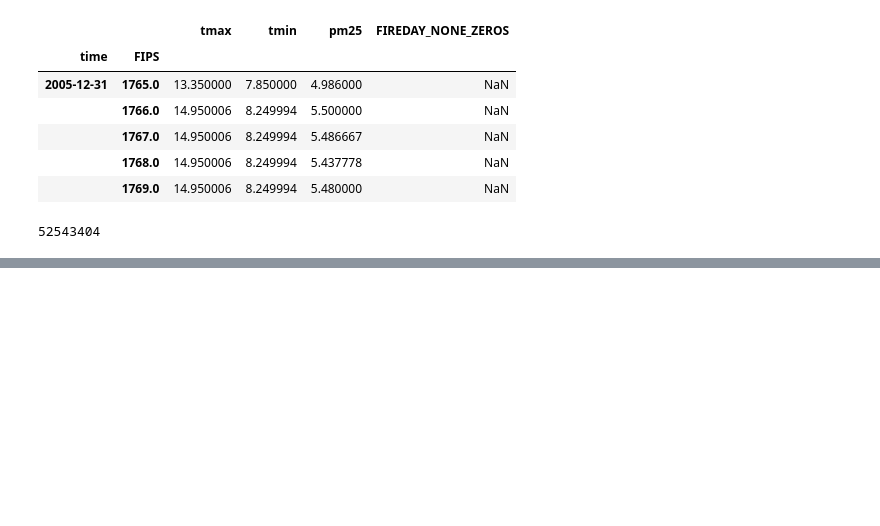
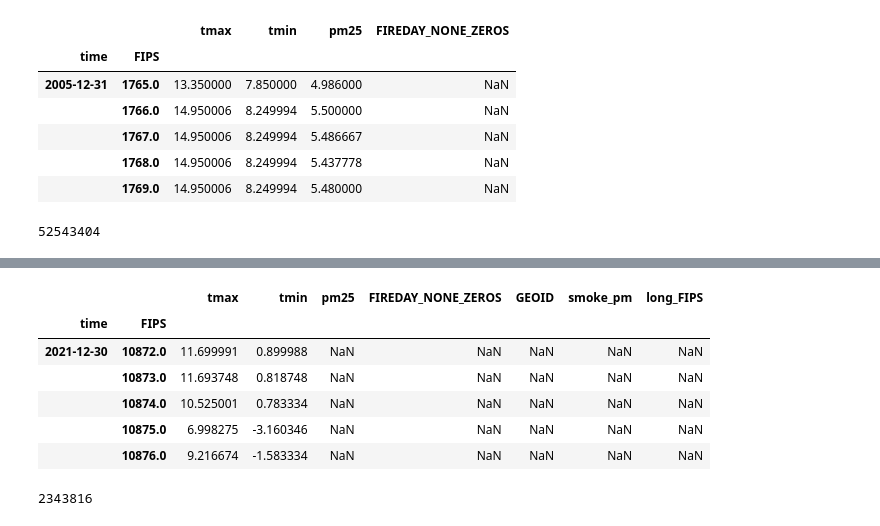
Before and after one commit to NSAPH-Projects/concurrence-climate-hazards, a Jupyter notebook: merge_data.ipynb, the cells around one changed output, grey strips where cells are left out. Cells and saved outputs as stored; diff of their text form; code cells hidden in the pictures; blank space fills up the shorter version.

```diff
--- a/merge_data.ipynb
+++ b/merge_data.ipynb
@@ -306,0 +364,10 @@ merged = df.join(smoke_df)
+# %%
+merged.tail()
+# %% [output]
+|  |  | tmax | tmin | pm25 | FIREDAY_NONE_ZEROS | GEOID | smoke_pm | long_FIPS |
+| time | FIPS |  |  |  |  |  |  |  |
+| 2021-12-30 | 10872.0 | 11.699991 | 0.899988 | NaN | NaN | NaN | NaN | NaN |
+|  | 10873.0 | 11.693748 | 0.818748 | NaN | NaN | NaN | NaN | NaN |
+|  | 10874.0 | 10.525001 | 0.783334 | NaN | NaN | NaN | NaN | NaN |
+|  | 10875.0 | 6.998275 | -3.160346 | NaN | NaN | NaN | NaN | NaN |
+|  | 10876.0 | 9.216674 | -1.583334 | NaN | NaN | NaN | NaN | NaN |
@@ -306,0 +378,4 @@ merged = df.join(smoke_df)
+# %%
+merged['smoke_pm'].isna().sum()
+# %% [output]
+2343816
```
Also changed, not shown: parts of 30 cells of this notebook.
